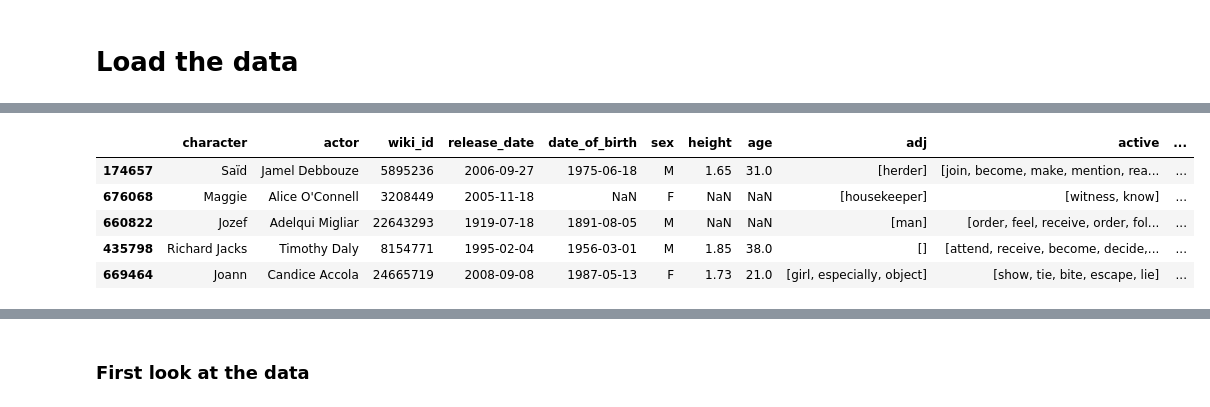
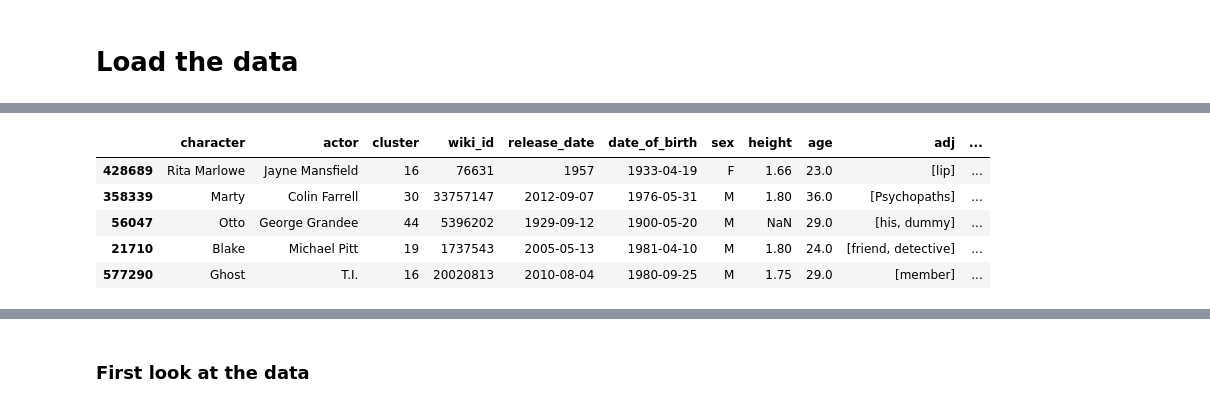
Before and after one commit to epfl-ada/ada-2023-project-perrysplatypuses, a Jupyter notebook: milestone3.ipynb, the cells around one changed output, grey strips where cells are left out. Cells and saved outputs as stored; diff of their text form; code cells hidden in the pictures.

```diff
--- a/milestone3.ipynb
+++ b/milestone3.ipynb
@@ -46,25 +60,25 @@ actors = pd.read_csv(
 # %%
 def same_name(names1, names2):
     names1 = names1.values
     names2 = names2.values
     flag = []
     for i in range(len(names1)):
         flag.append(names1[i] in names2[i])
     return flag
 
 
 actors_and_characters = characters.merge(actors, how='left', left_on='wiki_id', right_on='wiki_id').dropna(subset=['character_y'])
 
 actors_and_characters = actors_and_characters[same_name(actors_and_characters['character_x'], actors_and_characters['character_y'])]
 actors_and_characters['character'] = actors_and_characters['character_x']
 actors_and_characters = actors_and_characters.drop(columns=['character_x', 'character_y'])
-actors_and_characters = actors_and_characters[['character', 'actor', 'wiki_id', 'release_date', 'date_of_birth', 'sex', 'height', 'age', 'adj', 'active', 'patient']]
+actors_and_characters = actors_and_characters[['character', 'actor', 'cluster', 'wiki_id', 'release_date', 'date_of_birth', 'sex', 'height', 'age', 'adj', 'active', 'patient']]
 actors_and_characters.sample(5)
 # %% [output]
-|  | character | actor | wiki_id | release_date | date_of_birth | sex | height | age | adj | active | ... |
-| 174657 | Saïd | Jamel Debbouze | 5895236 | 2006-09-27 | 1975-06-18 | M | 1.65 | 31.0 | [herder] | [join, become, make, mention, rea... | ... |
-| 676068 | Maggie | Alice O'Connell | 3208449 | 2005-11-18 | NaN | F | NaN | NaN | [housekeeper] | [witness, know] | ... |
-| 660822 | Jozef | Adelqui Migliar | 22643293 | 1919-07-18 | 1891-08-05 | M | NaN | NaN | [man] | [order, feel, receive, order, fol... | ... |
-| 435798 | Richard Jacks | Timothy Daly | 8154771 | 1995-02-04 | 1956-03-01 | M | 1.85 | 38.0 | [] | [attend, receive, become, decide,... | ... |
-| 669464 | Joann | Candice Accola | 24665719 | 2008-09-08 | 1987-05-13 | F | 1.73 | 21.0 | [girl, especially, object] | [show, tie, bite, escape, lie] | ... |
+|  | character | actor | cluster | wiki_id | release_date | date_of_birth | sex | height | age | adj | ... |
+| 428689 | Rita Marlowe | Jayne Mansfield | 16 | 76631 | 1957 | 1933-04-19 | F | 1.66 | 23.0 | [lip] | ... |
+| 358339 | Marty | Colin Farrell | 30 | 33757147 | 2012-09-07 | 1976-05-31 | M | 1.80 | 36.0 | [Psychopaths] | ... |
+| 56047 | Otto | George Grandee | 44 | 5396202 | 1929-09-12 | 1900-05-20 | M | NaN | 29.0 | [his, dummy] | ... |
+| 21710 | Blake | Michael Pitt | 19 | 1737543 | 2005-05-13 | 1981-04-10 | M | 1.80 | 24.0 | [friend, detective] | ... |
+| 577290 | Ghost | T.I. | 16 | 20020813 | 2010-08-04 | 1980-09-25 | M | 1.75 | 29.0 | [member] | ... |
 # %%
```
Also changed, not shown: parts of 22 cells of this notebook.
